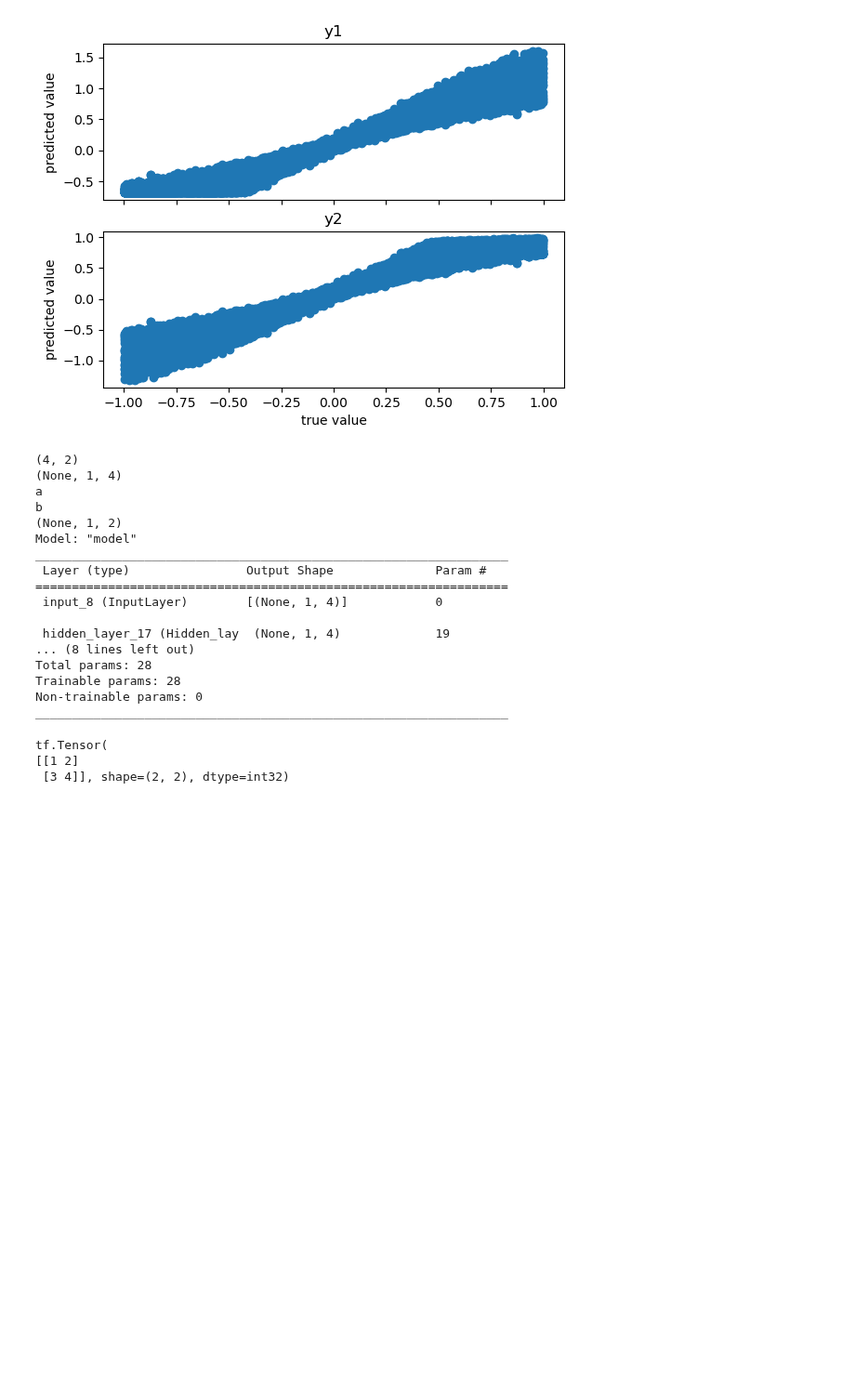
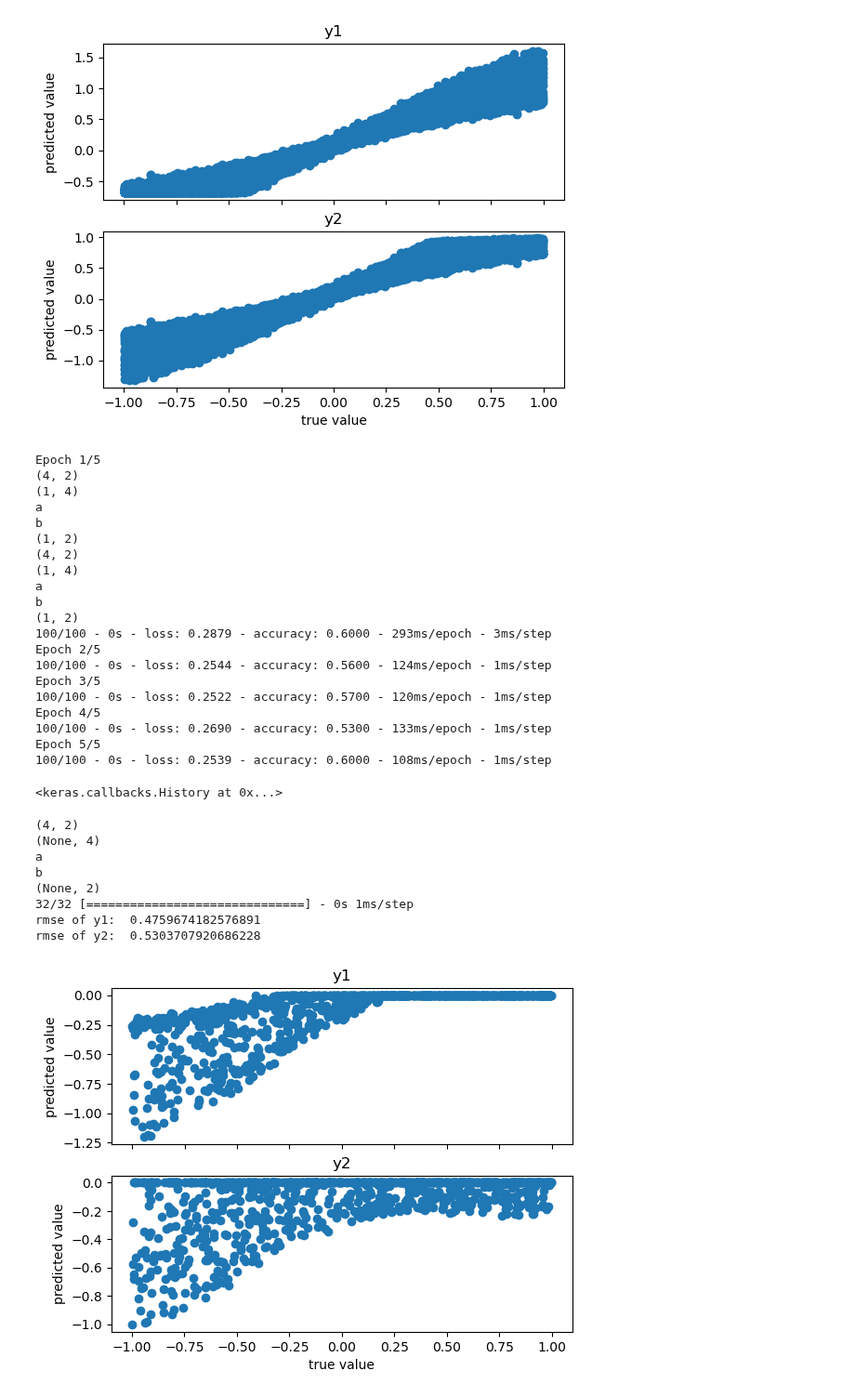
Before and after one commit to sreeragvn/FPDS-final-project-Leakage-Detection, a Jupyter notebook: leakage.ipynb, the cells around one changed output. Shown at 93% size. Cells and saved outputs as stored; diff of their text form; code cells hidden in the pictures; blank space fills up the shorter version.

```diff
--- a/leakage.ipynb
+++ b/leakage.ipynb
@@ -355,9 +355,9 @@ class Hidden_layer(layers.Layer):
         self.units = units
 
     def build(self, input_shape):
-        self.a = self.add_weight(shape=(1,), initializer='random_normal', trainable=True)
-        self.b = self.add_weight(shape=(1,), initializer='random_normal', trainable=True)
-        self.c = self.add_weight(shape=(1,), initializer='random_normal', trainable=True)
+        self.a = self.add_weight(shape=(1,), initializer='random_normal', trainable=False)
+        self.b = self.add_weight(shape=(1,), initializer='random_normal', trainable=False)
+        self.c = self.add_weight(shape=(1,), initializer='random_normal', trainable=False)
         x= tf.Variable(
             [self.a, self.b, self.c, self.b,
              self.b, self.a, self.b, self.c,
@@ -381,7 +381,7 @@ class Output_layer(layers.Layer):
         self.units = units
 
     def build(self, input_shape):
-        self.d = self.add_weight(shape=(1,), initializer='random_normal', trainable=True)
+        self.d = self.add_weight(shape=(1,), initializer='random_normal', trainable=False)
         x = tf.Variable([self.d,-self.d,-self.d,self.d, -self.d,-self.d,self.d,self.d])
         x = r = tf.reshape(x, shape=(input_shape[-1],self.units))
         self.W = tf.Variable(x, shape=(input_shape[-1],self.units),trainable=True)
@@ -438,38 +438,42 @@ model.compile(optimizer=tf.keras.optimizers.Adam(learning_rate=0.1),
 
 model.fit(X_train, y=Y_train, epochs=5, batch_size=1, verbose=2)
 # %% [output]
+Epoch 1/5
 (4, 2)
-(None, 1, 4)
+(1, 4)
 a
 b
-(None, 1, 2)
-Model: "model"
-_________________________________________________________________
- Layer (type)                Output Shape              Param #
-=================================================================
- input_8 (InputLayer)        [(None, 1, 4)]            0
-
- hidden_layer_17 (Hidden_lay  (None, 1, 4)             19
-... (8 lines left out)
-Total params: 28
-Trainable params: 28
-Non-trainable params: 0
-_________________________________________________________________
+(1, 2)
+(4, 2)
+(1, 4)
+a
+b
+(1, 2)
+100/100 - 0s - loss: 0.2879 - accuracy: 0.6000 - 293ms/epoch - 3ms/step
+Epoch 2/5
+100/100 - 0s - loss: 0.2544 - accuracy: 0.5600 - 124ms/epoch - 1ms/step
+Epoch 3/5
+100/100 - 0s - loss: 0.2522 - accuracy: 0.5700 - 120ms/epoch - 1ms/step
+Epoch 4/5
+100/100 - 0s - loss: 0.2690 - accuracy: 0.5300 - 133ms/epoch - 1ms/step
+Epoch 5/5
+100/100 - 0s - loss: 0.2539 - accuracy: 0.6000 - 108ms/epoch - 1ms/step
+<keras.callbacks.History at 0x...>
-# %%
-r = tf.Variable([1 , 2, 3,4])
-# r = [ 0  1  2  3  4  5  6  7  8  9 10 11 12 13 14 15 16 17 18 19]
-
-r = tf.reshape(r, shape=(2, 2))
-print(r)
-# %% [output]
-tf.Tensor(
-[[1 2]
- [3 4]], shape=(2, 2), dtype=int32)
 # %%
 
-predictions = (model.predict(X_validation))
-h1 = predictions["y1"]
-h2 = predictions["y2"]
-predictions = np.concatenate((h1, h2), axis = 1).transpose()
+predictions = model.predict(X_validation)
+# h1 = predictions["y1"]
+# h2 = predictions["y2"]
+# predictions = np.concatenate((h1, h2), axis = 1).transpose()
 # print(predictions[0].shape, Y_validation[:,0].shape)
-prediction_accuracy(predictions, Y_validation[:,0], Y_validation[:,1])
+prediction_accuracy(predictions, Y_validation)
+# %% [output]
+(4, 2)
+(None, 4)
+a
+b
+(None, 2)
+32/32 [==============================] - 0s 1ms/step
+rmse of y1:  0.4759674182576891
+rmse of y2:  0.5303707920686228
+[figure, added]
```
